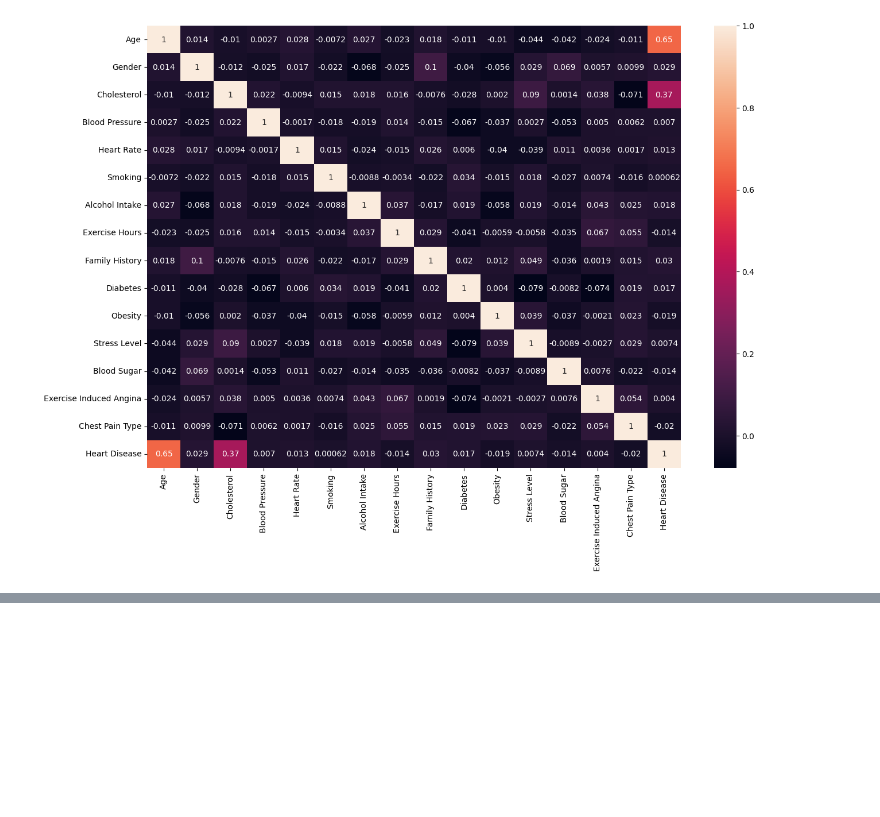
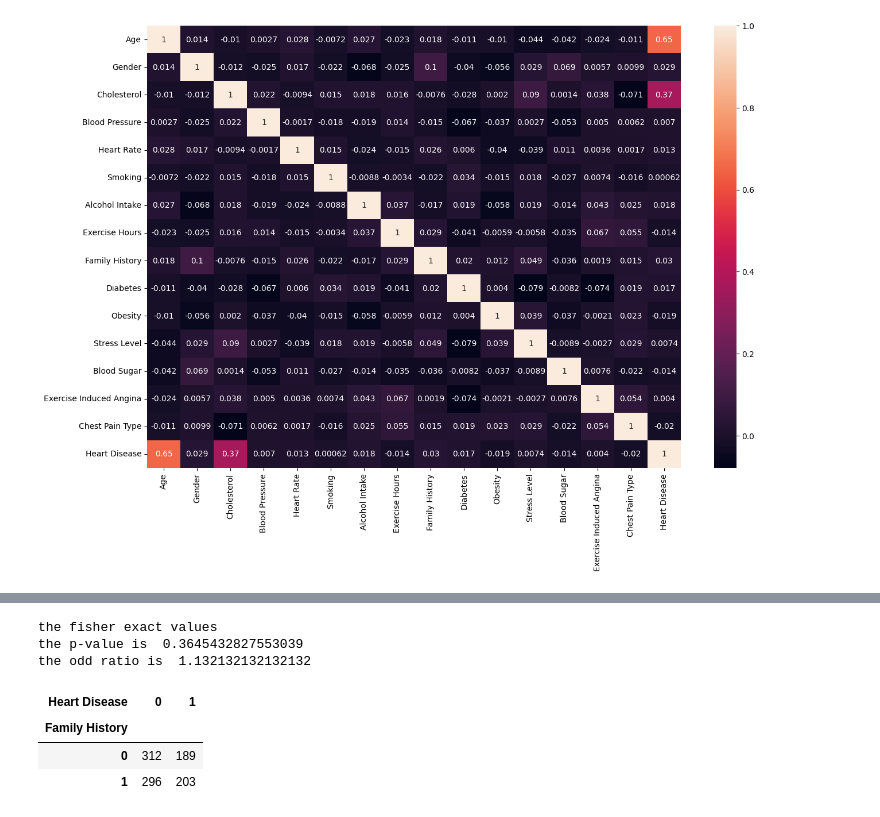
Before and after one commit to ZakariaElKazdam/EDA, a Jupyter notebook: eda.ipynb, the cells around one changed output, grey strips where cells are left out. Saved outputs shown, nothing was run; the diff lists cells and outputs as text; code cells hidden in the pictures; blank space fills up the shorter version.

Commit message:
Fisher exact test with explanatipn

```diff
--- a/eda.ipynb
+++ b/eda.ipynb
@@ -413,0 +472,20 @@ We compare the test statistic to a critical value from a chi-square distribution
+# %%
+ct1 = pd.crosstab(df['Family History'], df['Heart Disease'])
+
+from scipy.stats import fisher_exact
+result = fisher_exact(ct1, alternative = 'two-sided')
+
+print("the fisher exact values")
+print('the p-value is ', result.pvalue)
+print('the odd ratio is ', result.statistic)
+# %% [output]
+the fisher exact values
+the p-value is  0.3645432827553039
+the odd ratio is  1.132132132132132
+# %%
+ct1
+# %% [output]
+| Heart Disease | 0 | 1 |
+| Family History |  |  |
+| 0 | 312 | 189 |
+| 1 | 296 | 203 |
```
Also changed, not shown: parts of 8 cells of this notebook.
